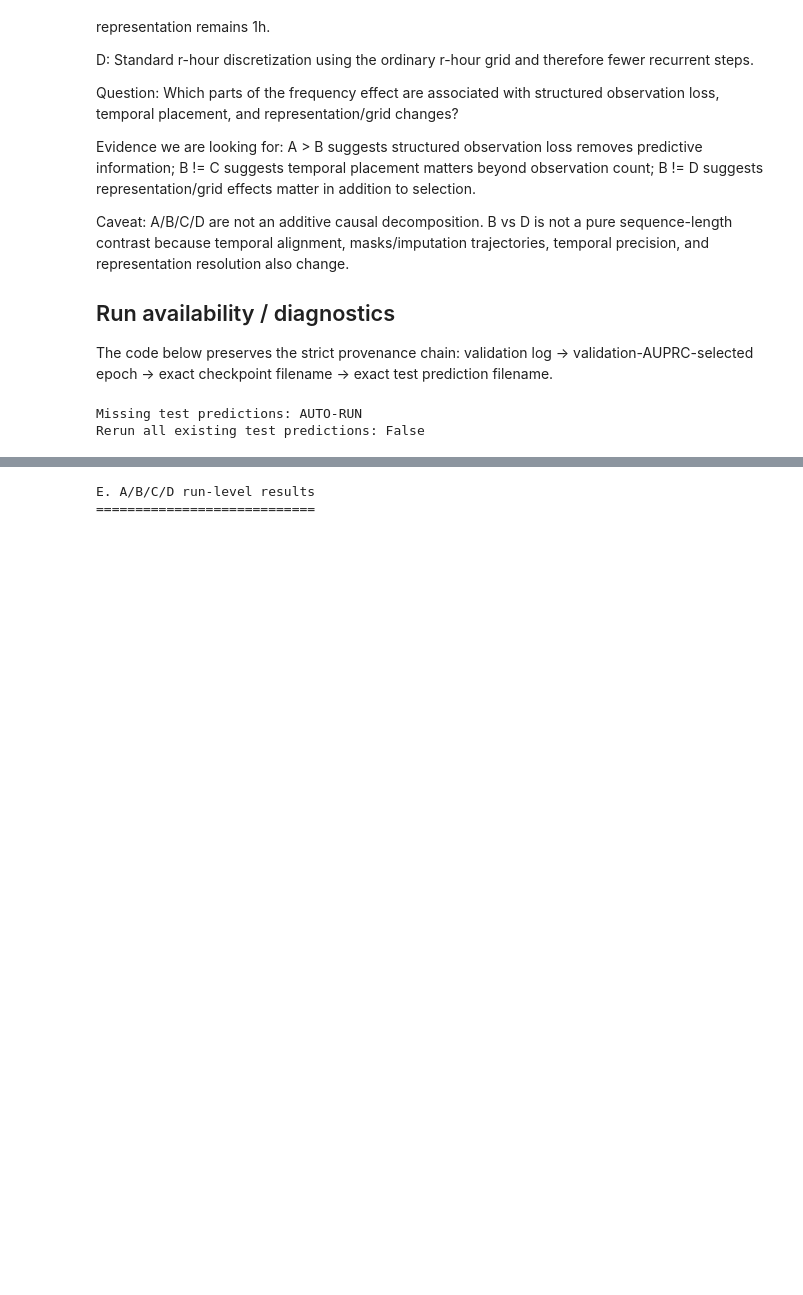
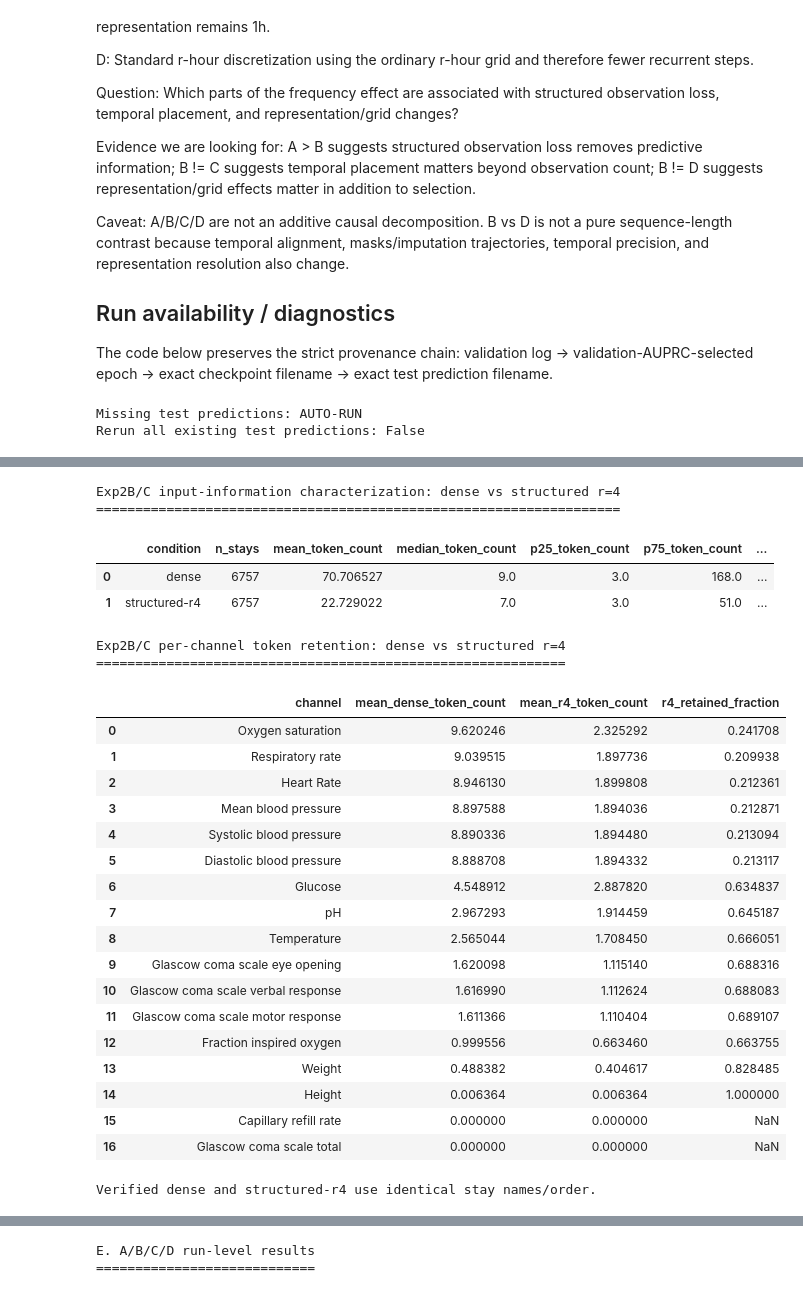
Before and after one commit to Ilovecodingforever/mimic-iv-benchmarks, a Jupyter notebook: visualizers/visualize_exp2b_matched_count.ipynb, the cells around one changed output, grey strips where cells are left out. Saved outputs shown, nothing was run; the diff lists cells and outputs as text; code cells hidden in the pictures; blank space fills up the shorter version.

Commit message:
data stats in visualization

```diff
--- a/visualizers/visualize_exp2b_matched_count.ipynb
+++ b/visualizers/visualize_exp2b_matched_count.ipynb
@@ -129,3 +142,78 @@ Rerun all existing test predictions: False
+# %%
+# ============================================================
+# Exp2B/C input-information characterization: dense vs structured r=4
+# ============================================================
+
+EXP2B_INPUT_CHARACTERIZATION_R = 4
+if TARGET_RS != [EXP2B_INPUT_CHARACTERIZATION_R]:
+    raise RuntimeError("Exp2B/C input characterization expects TARGET_RS == [4], got {}".format(TARGET_RS))
+
+
+def build_exp2b_characterization_reader(condition):
+    reader = FixedHorizonIcuExitReader(
+        dataset_dir=str(DATA / "test"),
+        listfile=str(DATA / "test_listfile.csv"),
+        horizon=HORIZONS[0],
+    )
+    if condition == "dense":
+        return reader
+    if condition == "structured-r4":
+        return SamplingReader(
+            reader,
+            strategy="structured",
+            sampling_interval=EXP2B_INPUT_CHARACTERIZATION_R,
+            sampling_seed=None,
+        )
+    raise ValueError("Unknown Exp2B/C characterization condition {}".format(condition))
+
+
+exp2b_input_information_stay_level, exp2b_input_information_summary, exp2b_input_information_channel_retention = characterize_reader_input_information(
+    [
+        ("dense", np.nan, build_exp2b_characterization_reader("dense")),
+        ("structured-r4", EXP2B_INPUT_CHARACTERIZATION_R, build_exp2b_characterization_reader("structured-r4")),
+    ],
+    dense_condition="dense",
+)
+
+exp2b_input_information_cols = [
+    "condition", "n_stays",
+    "mean_token_count", "median_token_count", "p25_token_count", "p75_token_count", "p95_token_count",
+    "mean_token_retained_fraction", "median_token_retained_fraction",
+    "mean_occupied_1h_bins", "median_occupied_1h_bins",
+    "mean_channels_observed", "median_channels_observed",
+    "post_discretization_sequence_length",
+]
+exp2b_input_information_summary = exp2b_input_information_summary[exp2b_input_information_cols]
+show_table("Exp2B/C input-information characterization: dense vs structured r=4", exp2b_input_information_summary, max_rows=20)
+show_table("Exp2B/C per-channel token retention: dense vs structured r=4", exp2b_input_information_channel_retention, max_rows=200)
+print("Verified dense and structured-r4 use identical stay names/order.")
+# %% [output]
+Exp2B/C input-information characterization: dense vs structured r=4
+===================================================================
+|  | condition | n_stays | mean_token_count | median_token_count | p25_token_count | p75_token_count | ... |
+| 0 | dense | 6757 | 70.706527 | 9.0 | 3.0 | 168.0 | ... |
+| 1 | structured-r4 | 6757 | 22.729022 | 7.0 | 3.0 | 51.0 | ... |
+Exp2B/C per-channel token retention: dense vs structured r=4
+============================================================
+|  | channel | mean_dense_token_count | mean_r4_token_count | r4_retained_fraction |
+| 0 | Oxygen saturation | 9.620246 | 2.325292 | 0.241708 |
+| 1 | Respiratory rate | 9.039515 | 1.897736 | 0.209938 |
+| 2 | Heart Rate | 8.946130 | 1.899808 | 0.212361 |
+| 3 | Mean blood pressure | 8.897588 | 1.894036 | 0.212871 |
+| 4 | Systolic blood pressure | 8.890336 | 1.894480 | 0.213094 |
+| 5 | Diastolic blood pressure | 8.888708 | 1.894332 | 0.213117 |
+| 6 | Glucose | 4.548912 | 2.887820 | 0.634837 |
+| 7 | pH | 2.967293 | 1.914459 | 0.645187 |
+| 8 | Temperature | 2.565044 | 1.708450 | 0.666051 |
+| 9 | Glascow coma scale eye opening | 1.620098 | 1.115140 | 0.688316 |
+| 10 | Glascow coma scale verbal response | 1.616990 | 1.112624 | 0.688083 |
+| 11 | Glascow coma scale motor response | 1.611366 | 1.110404 | 0.689107 |
+| 12 | Fraction inspired oxygen | 0.999556 | 0.663460 | 0.663755 |
+| 13 | Weight | 0.488382 | 0.404617 | 0.828485 |
+| 14 | Height | 0.006364 | 0.006364 | 1.000000 |
+| 15 | Capillary refill rate | 0.000000 | 0.000000 | NaN |
+| 16 | Glascow coma scale total | 0.000000 | 0.000000 | NaN |
+Verified dense and structured-r4 use identical stay names/order.
 # %%
 # ============================================================
 # Robust run parsing and exact checkpoint/prediction matching
```
Also changed, not shown: parts of 4 cells of this notebook, 4 other files.
